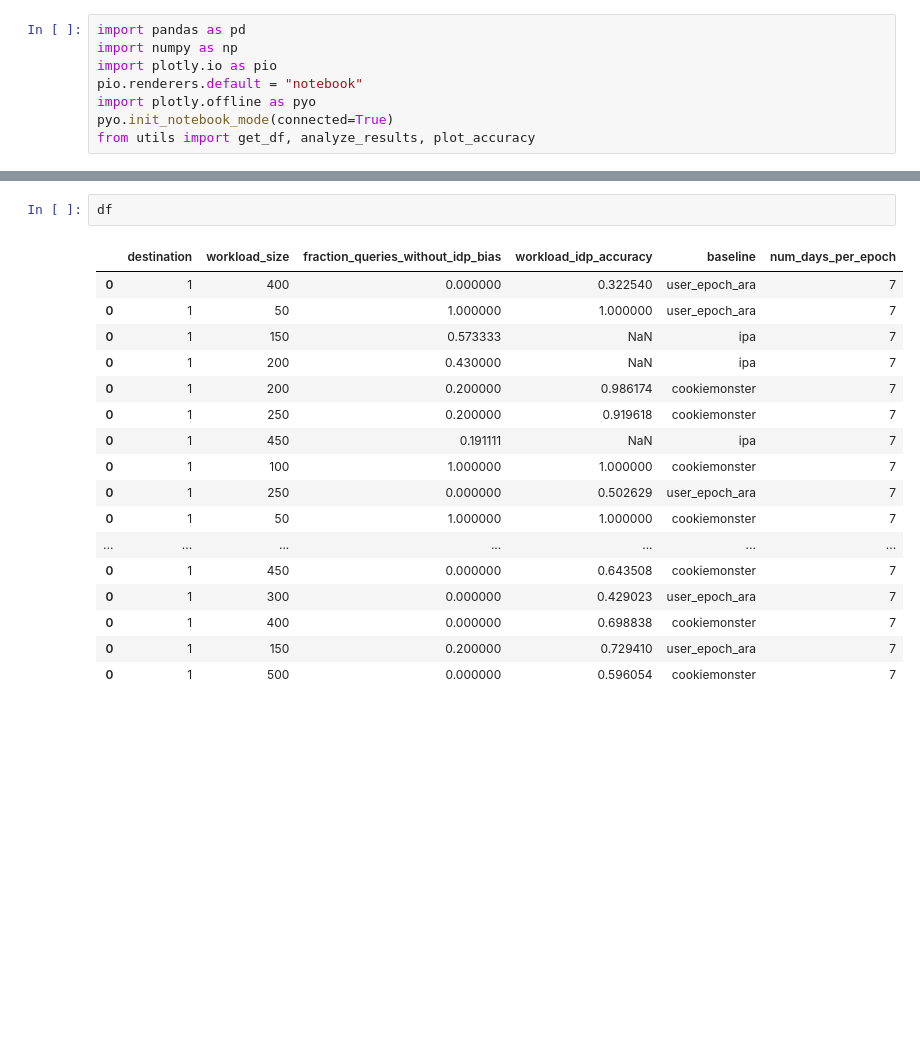
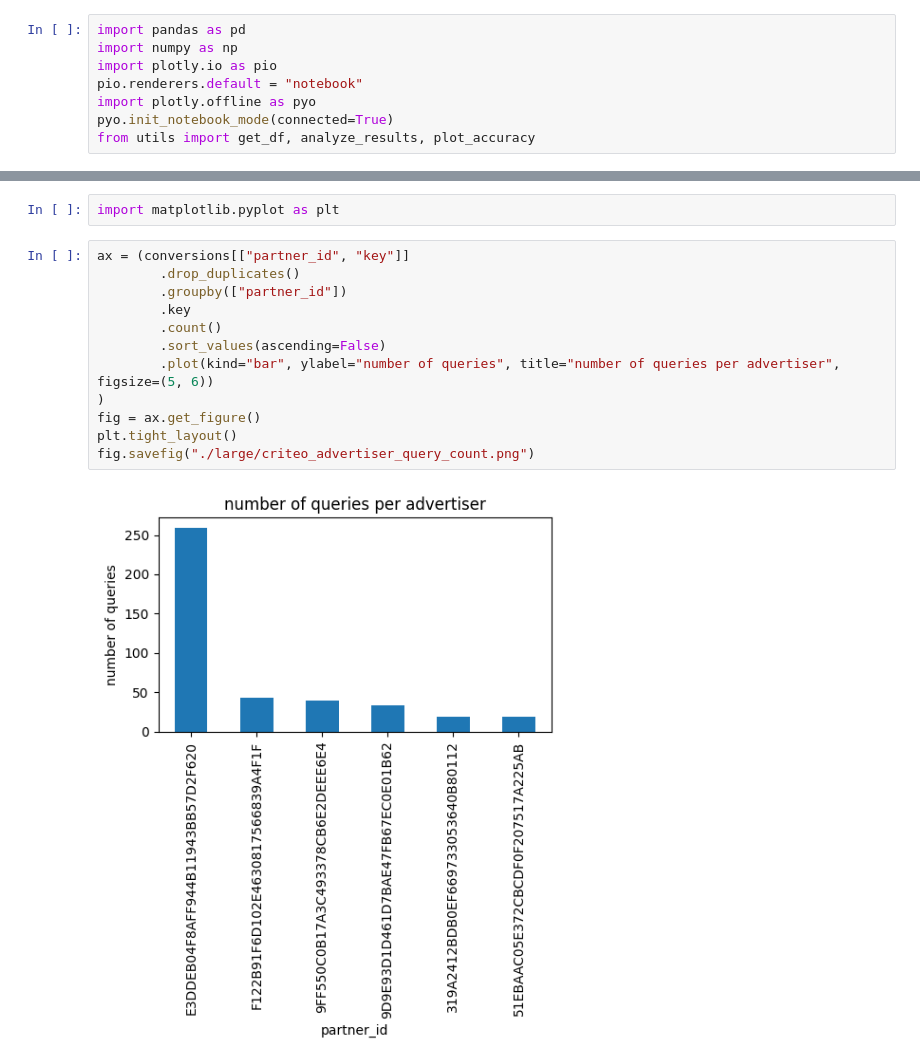
Before and after one commit to columbia/cookiemonster, a Jupyter notebook: notebooks/criteo_analysis.ipynb, the cells around one changed output, grey strips where cells are left out. Cells and saved outputs as stored; diff of their text form; blank space fills up the shorter version.

```diff
--- a/notebooks/criteo_analysis.ipynb
+++ b/notebooks/criteo_analysis.ipynb
@@ -83,20 +43,16 @@ plot_accuracy(df)
-# %%
-df
-# %% [output]
-|  | destination | workload_size | fraction_queries_without_idp_bias | workload_idp_accuracy | baseline | num_days_per_epoch |
-| 0 | 1 | 400 | 0.000000 | 0.322540 | user_epoch_ara | 7 |
-| 0 | 1 | 50 | 1.000000 | 1.000000 | user_epoch_ara | 7 |
-| 0 | 1 | 150 | 0.573333 | NaN | ipa | 7 |
-| 0 | 1 | 200 | 0.430000 | NaN | ipa | 7 |
-| 0 | 1 | 200 | 0.200000 | 0.986174 | cookiemonster | 7 |
-| 0 | 1 | 250 | 0.200000 | 0.919618 | cookiemonster | 7 |
-| 0 | 1 | 450 | 0.191111 | NaN | ipa | 7 |
-| 0 | 1 | 100 | 1.000000 | 1.000000 | cookiemonster | 7 |
-| 0 | 1 | 250 | 0.000000 | 0.502629 | user_epoch_ara | 7 |
-| 0 | 1 | 50 | 1.000000 | 1.000000 | cookiemonster | 7 |
-| ... | ... | ... | ... | ... | ... | ... |
-| 0 | 1 | 450 | 0.000000 | 0.643508 | cookiemonster | 7 |
-| 0 | 1 | 300 | 0.000000 | 0.429023 | user_epoch_ara | 7 |
-| 0 | 1 | 400 | 0.000000 | 0.698838 | cookiemonster | 7 |
-| 0 | 1 | 150 | 0.200000 | 0.729410 | user_epoch_ara | 7 |
-| 0 | 1 | 500 | 0.000000 | 0.596054 | cookiemonster | 7 |
+# %%
+import matplotlib.pyplot as plt
+# %%
+ax = (conversions[["partner_id", "key"]]
+        .drop_duplicates()
+        .groupby(["partner_id"])
+        .key
+        .count()
+        .sort_values(ascending=False)
+        .plot(kind="bar", ylabel="number of queries", title="number of queries per advertiser", figsize=(5, 6))
+)
+fig = ax.get_figure()
+plt.tight_layout()
+fig.savefig("./large/criteo_advertiser_query_count.png")
+# %% [output]
+[figure, added]
```
Also changed, not shown: parts of 9 cells of this notebook, 22 other files.
